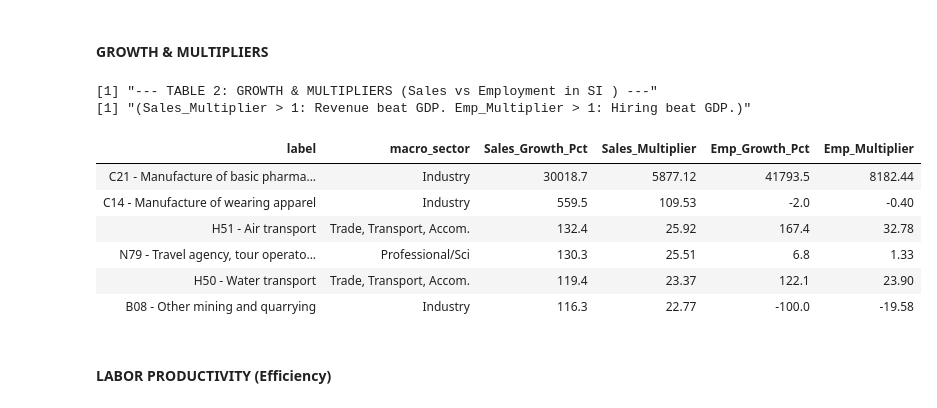
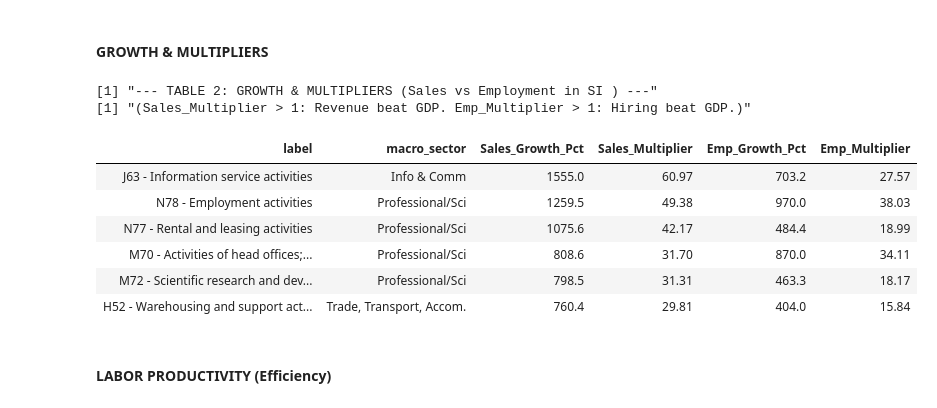
Before and after one commit to urosgodnov/juypterNotebooks, a Jupyter notebook: 2026/Industries.ipynb, the cells around one changed output. Saved outputs shown, nothing was run; the diff lists cells and outputs as text; code cells hidden in the pictures.

```diff
--- a/2026/Industries.ipynb
+++ b/2026/Industries.ipynb
@@ -439,45 +439,54 @@ A tibble: 6 × 5
 #### GROWTH & MULTIPLIERS
 # %%
 table_growth <- df_final %>%
-  filter(data_level == "Level 2", geo == target_country) %>%
+  # if you renamed/changed data_level, drop that filter or adapt it
+  filter(geo == target_country) %>%
+  arrange(label, macro_sector, year) %>%   # ensure time order inside groups
   group_by(label, macro_sector) %>%
   summarise(
-    # 1. Growth Percentages (Total change from 2021 to latest)
-    Sales_Growth_Pct = round(last(Index_Sales) - 100, 1),
-    Emp_Growth_Pct   = round(last(Index_Employment) - 100, 1),
-    GDP_Growth_Pct   = round(last(Index_GDP) - 100, 1),
+    # deltas vs base index = 100
+    Sales_Delta = last(Index_Sales) - 100,
+    Emp_Delta   = last(Index_Employment) - 100,
+    GDP_Delta   = last(Index_GDP) - 100,
 
-    # 2. Multipliers (Elasticity)
-    # Logic: Sector Growth / GDP Growth
-    # > 1 : Grows faster than economy. < 1 : Grows slower.
-    Sales_Multiplier = round((last(Index_Sales) - 100) / (last(Index_GDP) - 100), 2),
-    Emp_Multiplier   = round((last(Index_Employment) - 100) / (last(Index_GDP) - 100), 2),
+    Sales_Growth_Pct = round(Sales_Delta, 1),
+    Emp_Growth_Pct   = round(Emp_Delta, 1),
+    GDP_Growth_Pct   = round(GDP_Delta, 1),
 
+    Sales_Multiplier = ifelse(is.na(GDP_Delta) | GDP_Delta == 0,
+                              NA_real_,
+                              round(Sales_Delta / GDP_Delta, 2)),
+    Emp_Multiplier   = ifelse(is.na(GDP_Delta) | GDP_Delta == 0,
+                              NA_real_,
+                              round(Emp_Delta / GDP_Delta, 2)),
     .groups = "drop"
   ) %>%
   filter(!is.na(Sales_Growth_Pct)) %>%
-  # Sort by Sales Multiplier (Change to Emp_Multiplier if you want to see top hirers)
   arrange(desc(Sales_Multiplier)) %>%
-  select(label, macro_sector, Sales_Growth_Pct, Sales_Multiplier, Emp_Growth_Pct, Emp_Multiplier)
+  select(label, macro_sector,
+         Sales_Growth_Pct, Sales_Multiplier,
+         Emp_Growth_Pct,   Emp_Multiplier)
 
-print(paste("--- TABLE 2: GROWTH & MULTIPLIERS (Sales vs Employment in", target_country, ") ---"))
+print(paste(
+  "--- TABLE 2: GROWTH & MULTIPLIERS (Sales vs Employment in",
+  target_country, ") ---"
+))
 print("(Sales_Multiplier > 1: Revenue beat GDP. Emp_Multiplier > 1: Hiring beat GDP.)")
-
 
 table_growth %>%
   head() %>%
   gt() %>%
-      gts()
+  gts()
 # %% [output]
 [1] "--- TABLE 2: GROWTH & MULTIPLIERS (Sales vs Employment in SI ) ---"
 [1] "(Sales_Multiplier > 1: Revenue beat GDP. Emp_Multiplier > 1: Hiring beat GDP.)"
 | label | macro_sector | Sales_Growth_Pct | Sales_Multiplier | Emp_Growth_Pct | Emp_Multiplier |
-| C21 - Manufacture of basic pharma... | Industry | 30018.7 | 5877.12 | 41793.5 | 8182.44 |
-| C14 - Manufacture of wearing apparel | Industry | 559.5 | 109.53 | -2.0 | -0.40 |
-| H51 - Air transport | Trade, Transport, Accom. | 132.4 | 25.92 | 167.4 | 32.78 |
-| N79 - Travel agency, tour operato... | Professional/Sci | 130.3 | 25.51 | 6.8 | 1.33 |
-| H50 - Water transport | Trade, Transport, Accom. | 119.4 | 23.37 | 122.1 | 23.90 |
-| B08 - Other mining and quarrying | Industry | 116.3 | 22.77 | -100.0 | -19.58 |
+| J63 - Information service activities | Info & Comm | 1555.0 | 60.97 | 703.2 | 27.57 |
+| N78 - Employment activities | Professional/Sci | 1259.5 | 49.38 | 970.0 | 38.03 |
+| N77 - Rental and leasing activities | Professional/Sci | 1075.6 | 42.17 | 484.4 | 18.99 |
+| M70 - Activities of head offices;... | Professional/Sci | 808.6 | 31.70 | 870.0 | 34.11 |
+| M72 - Scientific research and dev... | Professional/Sci | 798.5 | 31.31 | 463.3 | 18.17 |
+| H52 - Warehousing and support act... | Trade, Transport, Accom. | 760.4 | 29.81 | 404.0 | 15.84 |
 # %% [markdown]
 #### LABOR PRODUCTIVITY (Efficiency)
 # %%
```
Also changed, not shown: parts of 5 cells of this notebook.
